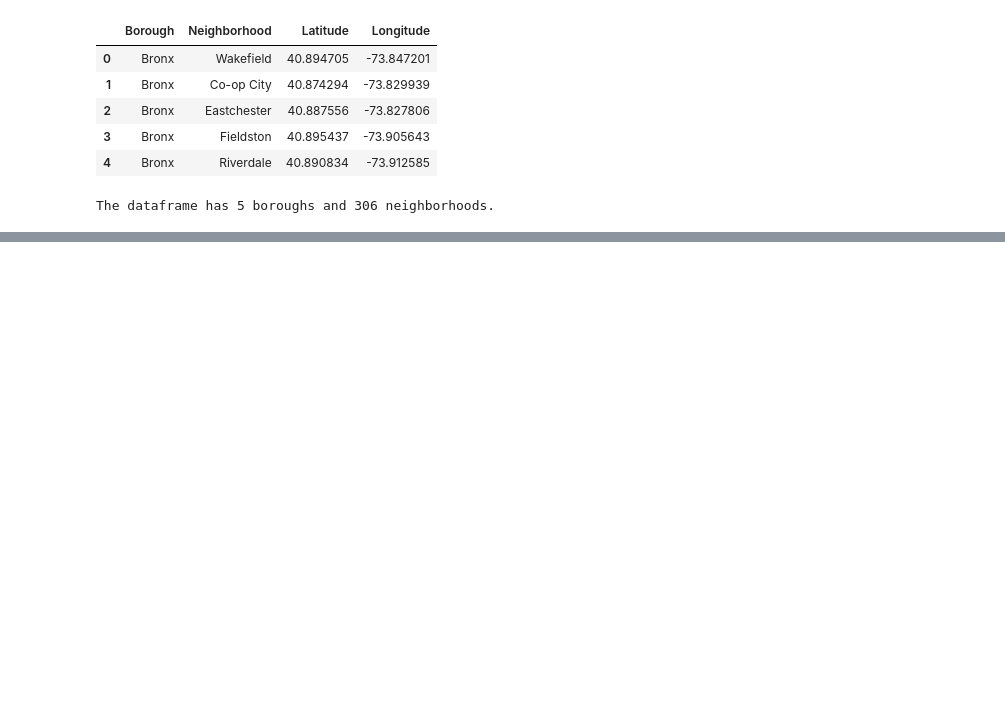
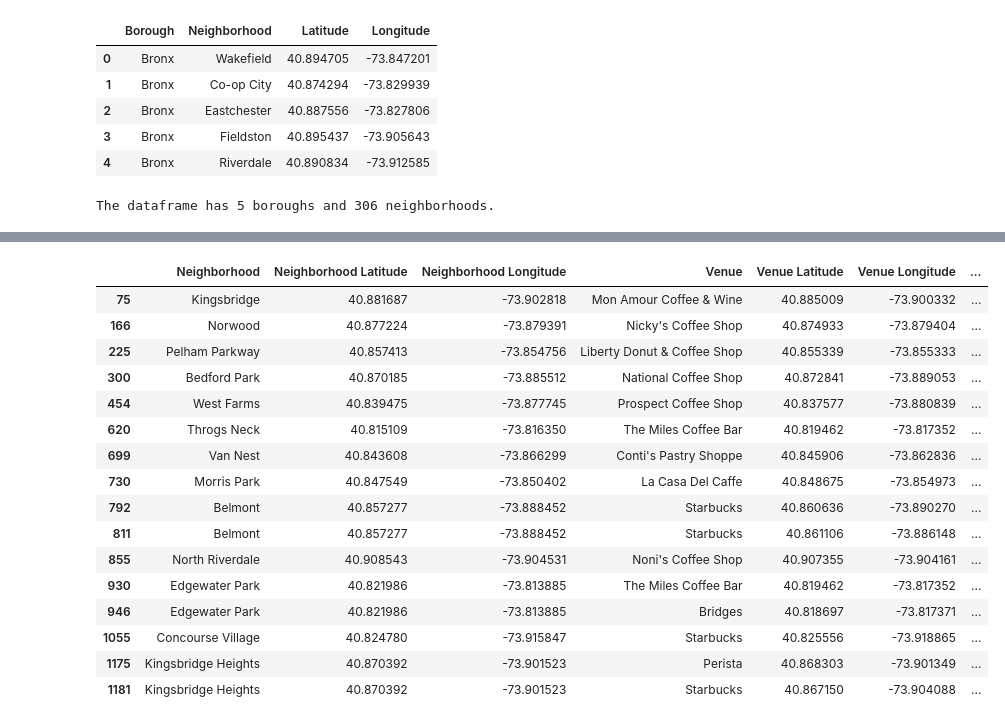
Before and after one commit to mcgreevey/IBM-Data-Specialization, a Jupyter notebook: NYBusinessIdea.ipynb, the cells around one changed output, grey strips where cells are left out. Drawn from its saved outputs; the diff is of its cells as text; code cells hidden in the pictures; blank space fills up the shorter version.

```diff
--- a/NYBusinessIdea.ipynb
+++ b/NYBusinessIdea.ipynb
@@ -160,0 +516,4 @@ The dataframe has 5 boroughs and 306 neighborhoods.
+# %%
+##Bronx
+bronx_data = neighborhoods[neighborhoods['Borough'] == 'Bronx'].reset_index(drop=True)
+bronx_data.head()
@@ -160,0 +527,5 @@ The dataframe has 5 boroughs and 306 neighborhoods.
+# %%
+bronx_venues = getNearbyVenues(names=bronx_data['Neighborhood'],
+                                   latitudes=bronx_data['Latitude'],
+                                   longitudes=bronx_data['Longitude']
+                                  )
@@ -160,0 +550,21 @@ The dataframe has 5 boroughs and 306 neighborhoods.
+# %%
+bronx_coffee_shops = bronx_venues[bronx_venues['Venue Category'] == 'Coffee Shop']
+bronx_coffee_shops
+# %% [output]
+|  | Neighborhood | Neighborhood Latitude | Neighborhood Longitude | Venue | Venue Latitude | Venue Longitude | ... |
+| 75 | Kingsbridge | 40.881687 | -73.902818 | Mon Amour Coffee & Wine | 40.885009 | -73.900332 | ... |
+| 166 | Norwood | 40.877224 | -73.879391 | Nicky's Coffee Shop | 40.874933 | -73.879404 | ... |
+| 225 | Pelham Parkway | 40.857413 | -73.854756 | Liberty Donut & Coffee Shop | 40.855339 | -73.855333 | ... |
+| 300 | Bedford Park | 40.870185 | -73.885512 | National Coffee Shop | 40.872841 | -73.889053 | ... |
+| 454 | West Farms | 40.839475 | -73.877745 | Prospect Coffee Shop | 40.837577 | -73.880839 | ... |
+| 620 | Throgs Neck | 40.815109 | -73.816350 | The Miles Coffee Bar | 40.819462 | -73.817352 | ... |
+| 699 | Van Nest | 40.843608 | -73.866299 | Conti's Pastry Shoppe | 40.845906 | -73.862836 | ... |
+| 730 | Morris Park | 40.847549 | -73.850402 | La Casa Del Caffe | 40.848675 | -73.854973 | ... |
+| 792 | Belmont | 40.857277 | -73.888452 | Starbucks | 40.860636 | -73.890270 | ... |
+| 811 | Belmont | 40.857277 | -73.888452 | Starbucks | 40.861106 | -73.886148 | ... |
+| 855 | North Riverdale | 40.908543 | -73.904531 | Noni's Coffee Shop | 40.907355 | -73.904161 | ... |
+| 930 | Edgewater Park | 40.821986 | -73.813885 | The Miles Coffee Bar | 40.819462 | -73.817352 | ... |
+| 946 | Edgewater Park | 40.821986 | -73.813885 | Bridges | 40.818697 | -73.817371 | ... |
+| 1055 | Concourse Village | 40.824780 | -73.915847 | Starbucks | 40.825556 | -73.918865 | ... |
+| 1175 | Kingsbridge Heights | 40.870392 | -73.901523 | Perista | 40.868303 | -73.901349 | ... |
+| 1181 | Kingsbridge Heights | 40.870392 | -73.901523 | Starbucks | 40.867150 | -73.904088 | ... |
```
Also changed, not shown: parts of 47 cells of this notebook.
